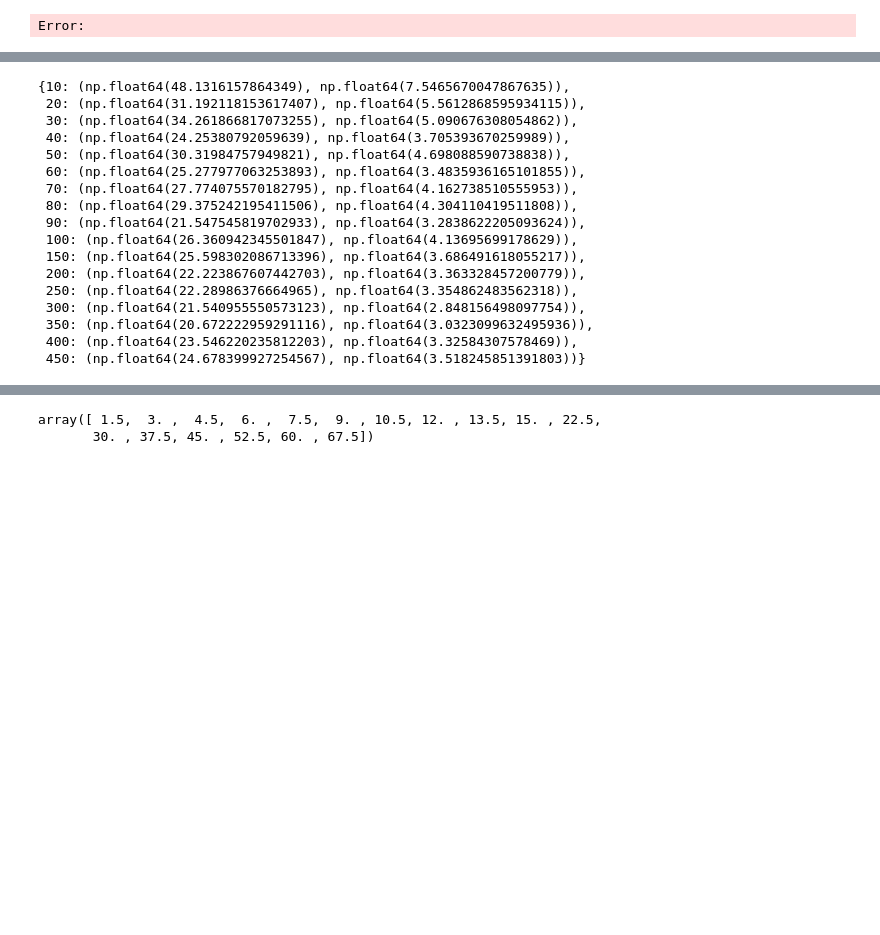
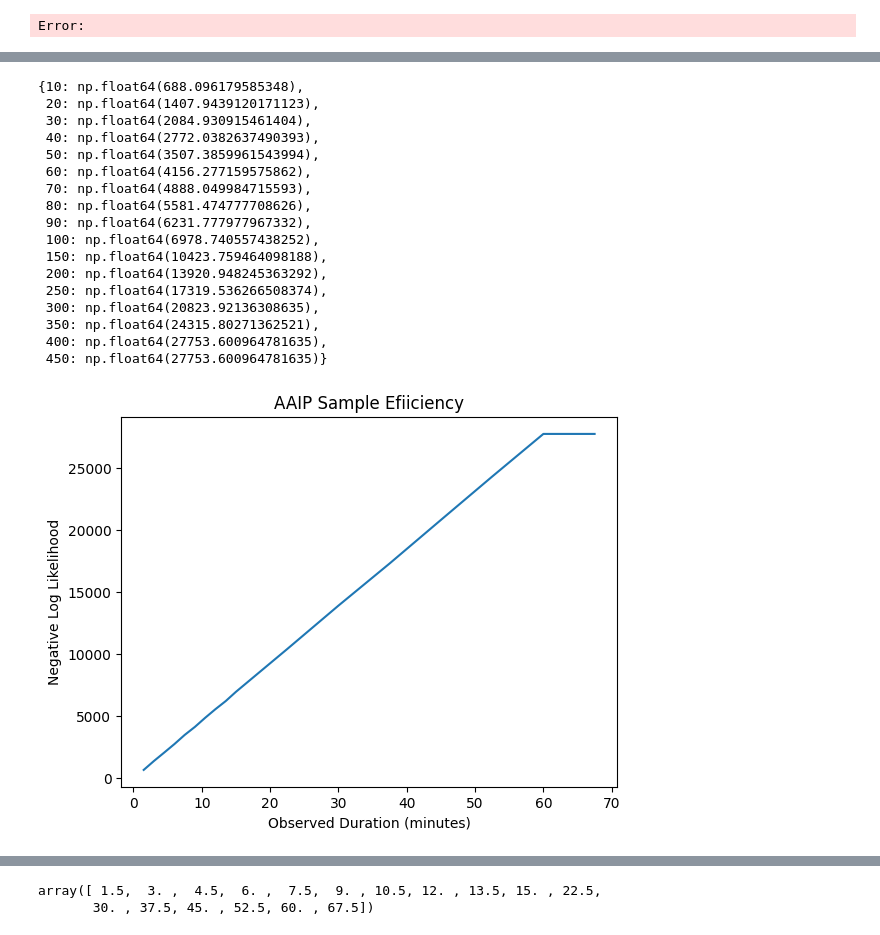
Before and after one commit to sounakban/gpudrive-CoDec, a Jupyter notebook: examples/CoDec_Research/code/Experiment_1/MSE.ipynb, the cells around one changed output, grey strips where cells are left out. Saved outputs shown, nothing was run; the diff lists cells and outputs as text; code cells hidden in the pictures; blank space fills up the shorter version.

```diff
--- a/examples/CoDec_Research/code/Experiment_1/MSE.ipynb
+++ b/examples/CoDec_Research/code/Experiment_1/MSE.ipynb
@@ -49,23 +78,36 @@ for sample_count in list(range(1,10,1))+list(range(10,50,5)):
 # %%
-sample_results
+NLL_results
 # %% [output]
-{10: (np.float64(48.1316157864349), np.float64(7.5465670047867635)),
- 20: (np.float64(31.192118153617407), np.float64(5.5612868595934115)),
- 30: (np.float64(34.261866817073255), np.float64(5.090676308054862)),
- 40: (np.float64(24.25380792059639), np.float64(3.705393670259989)),
- 50: (np.float64(30.31984757949821), np.float64(4.698088590738838)),
- 60: (np.float64(25.277977063253893), np.float64(3.4835936165101855)),
- 70: (np.float64(27.774075570182795), np.float64(4.162738510555953)),
- 80: (np.float64(29.375242195411506), np.float64(4.304110419511808)),
- 90: (np.float64(21.547545819702933), np.float64(3.2838622205093624)),
- 100: (np.float64(26.360942345501847), np.float64(4.13695699178629)),
- 150: (np.float64(25.598302086713396), np.float64(3.686491618055217)),
- 200: (np.float64(22.223867607442703), np.float64(3.363328457200779)),
- 250: (np.float64(22.28986376664965), np.float64(3.354862483562318)),
- 300: (np.float64(21.540955550573123), np.float64(2.848156498097754)),
- 350: (np.float64(20.672222959291116), np.float64(3.0323099632495936)),
- 400: (np.float64(23.546220235812203), np.float64(3.32584307578469)),
- 450: (np.float64(24.678399927254567), np.float64(3.518245851391803))}
+{10: np.float64(688.096179585348),
+ 20: np.float64(1407.9439120171123),
+ 30: np.float64(2084.930915461404),
+ 40: np.float64(2772.0382637490393),
+ 50: np.float64(3507.3859961543994),
+ 60: np.float64(4156.277159575862),
+ 70: np.float64(4888.049984715593),
+ 80: np.float64(5581.474777708626),
+ 90: np.float64(6231.777977967332),
+ 100: np.float64(6978.740557438252),
+ 150: np.float64(10423.759464098188),
+ 200: np.float64(13920.948245363292),
+ 250: np.float64(17319.536266508374),
+ 300: np.float64(20823.92136308635),
+ 350: np.float64(24315.80271362521),
+ 400: np.float64(27753.600964781635),
+ 450: np.float64(27753.600964781635)}
+# %%
+fig, ax = plt.subplots()
+
+ax.plot(np.array(list(NLL_results.keys()))*(9/60),
+        NLL_results.values(),
+        )
+ax.set_xlabel("Observed Duration (minutes)")
+ax.set_ylabel("Negative Log Likelihood")
+ax.set_title("AAIP Sample Efiiciency")
+
+plt.show()
+# %% [output]
+[figure, added]
 # %%
 fig, ax = plt.subplots()
 
```
Also changed, not shown: parts of 8 cells of this notebook, 17 other files.
